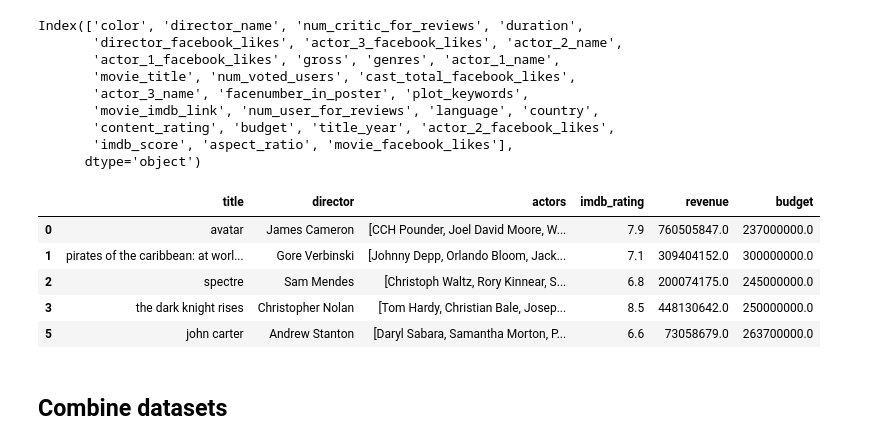
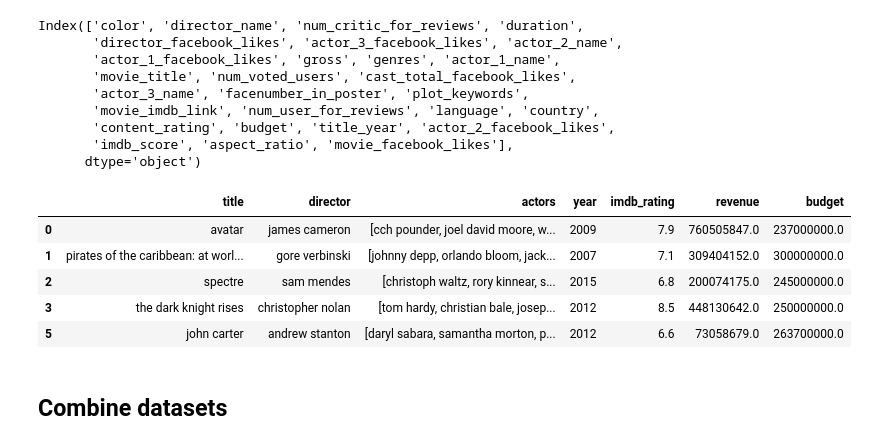
Before and after one commit to com-480-data-visualization/data-visualization-project-2021-datavizards, a Jupyter notebook: notebooks/constellation_preprocessing.ipynb, the cells around one changed output. Saved outputs shown, nothing was run; the diff lists cells and outputs as text; code cells hidden in the pictures.

Commit message:
Took care of troublesome cases

```diff
--- a/notebooks/constellation_preprocessing.ipynb
+++ b/notebooks/constellation_preprocessing.ipynb
@@ -20,10 +20,11 @@ Index(['Rank', 'Title', 'Genre', 'Description', 'Director', 'Actors', 'Year',
        'Metascore'],
       dtype='object')
 # %%
+# Convert movie, director and actor names to lower case (for convenience)
+for col_name in ['Title', 'Director', 'Actors']:
+    df1[col_name] = df1[col_name].map(str.lower)
 # Convert to a python list
 df1['Actors List'] = df1.Actors.map(lambda x: [i.strip() for i in x.split(",")])
-# Convert movie titles to lower case (for convenience)
-df1['Title'] = df1['Title'].map(str.lower)
 # %%
 # Keep only relevant columns (for now - add more fields for extra filter features)
 df1_relevant = df1[['Title', 'Actors List']]
@@ -54,26 +55,30 @@ Index(['color', 'director_name', 'num_critic_for_reviews', 'duration',
 # %%
 # We have the "\xa0" character at the end ofthe titles: we want to get rid of it
 df2.movie_title = df2.movie_title.replace(u'\xa0', u'', regex=True)
+# Convert movie, director and actor names to lower case (for convenience)
+for col_name in ['movie_title', 'director_name', 'actor_1_name', 'actor_2_name', 'actor_3_name']:
+    df2[col_name] = df2[col_name].apply(str)
+    df2[col_name] = df2[col_name].map(str.lower)
 # Combine columns and convert to python list
 df2['actors_list'] = df2[['actor_1_name', 'actor_2_name', 'actor_3_name']].apply(lambda x: ','.join(x.dropna()), axis=1)
 df2['actors_list'] = df2['actors_list'].map(lambda x: [i.strip() for i in x.split(",")])
-# Convert movie titles to lower case (for convenience)
-df2['movie_title'] = df2['movie_title'].map(str.lower)
-# Drop rows with NaN values
-df2 = df2.dropna()
 # %%
 # Keep only relevant columns (for now - add more fields for extra filter features)
-df2_relevant = df2[['movie_title', 'director_name', 'actors_list', 'imdb_score', 'gross', 'budget']]
+df2_relevant = df2[['movie_title', 'director_name', 'actors_list', 'title_year', 'imdb_score', 'gross', 'budget']]
+# Drop rows with NaN values
+df2_relevant = df2_relevant.dropna()
+# Convert title year (which is in float) to integer
+df2_relevant['title_year'] = df2_relevant['title_year'].apply(int)
 # Standardize column names
-df2_relevant.columns = ['title', 'director', 'actors', 'imdb_rating', 'revenue', 'budget']
+df2_relevant.columns = ['title', 'director', 'actors', 'year', 'imdb_rating', 'revenue', 'budget']
 df2_relevant.head()
 # %% [output]
-|  | title | director | actors | imdb_rating | revenue | budget |
-| 0 | avatar | James Cameron | [CCH Pounder, Joel David Moore, W... | 7.9 | 760505847.0 | 237000000.0 |
-| 1 | pirates of the caribbean: at worl... | Gore Verbinski | [Johnny Depp, Orlando Bloom, Jack... | 7.1 | 309404152.0 | 300000000.0 |
-| 2 | spectre | Sam Mendes | [Christoph Waltz, Rory Kinnear, S... | 6.8 | 200074175.0 | 245000000.0 |
-| 3 | the dark knight rises | Christopher Nolan | [Tom Hardy, Christian Bale, Josep... | 8.5 | 448130642.0 | 250000000.0 |
-| 5 | john carter | Andrew Stanton | [Daryl Sabara, Samantha Morton, P... | 6.6 | 73058679.0 | 263700000.0 |
+|  | title | director | actors | year | imdb_rating | revenue | budget |
+| 0 | avatar | james cameron | [cch pounder, joel david moore, w... | 2009 | 7.9 | 760505847.0 | 237000000.0 |
+| 1 | pirates of the caribbean: at worl... | gore verbinski | [johnny depp, orlando bloom, jack... | 2007 | 7.1 | 309404152.0 | 300000000.0 |
+| 2 | spectre | sam mendes | [christoph waltz, rory kinnear, s... | 2015 | 6.8 | 200074175.0 | 245000000.0 |
+| 3 | the dark knight rises | christopher nolan | [tom hardy, christian bale, josep... | 2012 | 8.5 | 448130642.0 | 250000000.0 |
+| 5 | john carter | andrew stanton | [daryl sabara, samantha morton, p... | 2012 | 6.6 | 73058679.0 | 263700000.0 |
 # %% [markdown]
 ## Combine datasets
 # %% [markdown]
```
Also changed, not shown: parts of 33 cells of this notebook, 2 other files.
